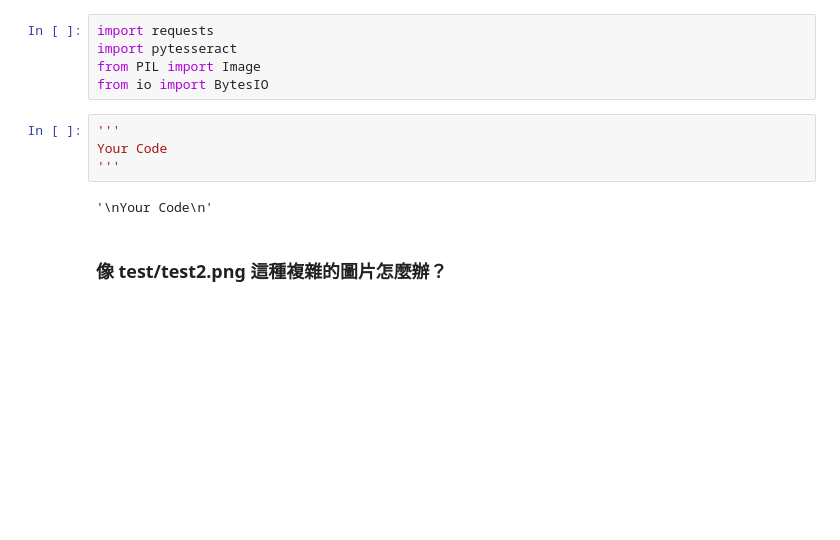
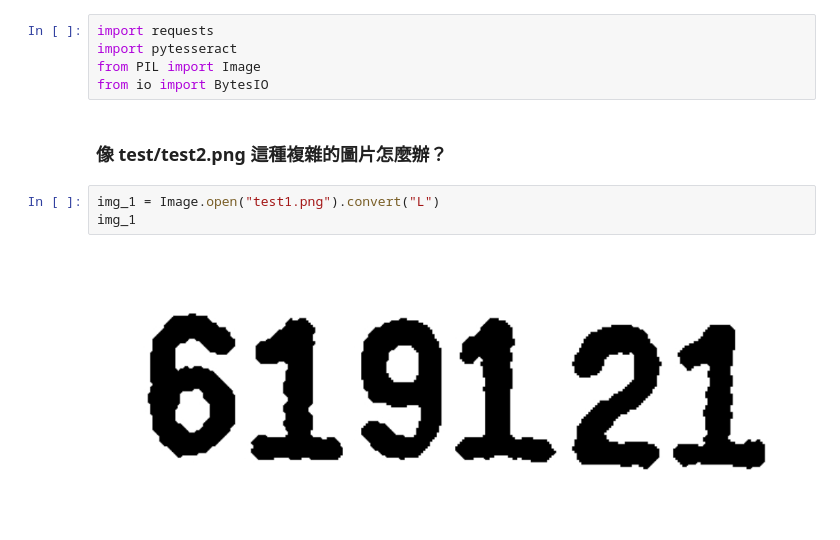
Before and after one commit to Steph958/Crawling-in-60Days, a Jupyter notebook: Homework/Day_31/Day032_HW.ipynb, the cells around one changed output. Drawn from its saved outputs; the diff is of its cells as text; blank space fills up the shorter version.

```diff
--- a/Homework/Day_31/Day032_HW.ipynb
+++ b/Homework/Day_31/Day032_HW.ipynb
@@ -15,12 +27,11 @@ import requests
 import pytesseract
 from PIL import Image
 from io import BytesIO
-# %%
-'''
-Your Code
-'''
-# %% [output]
-'\nYour Code\n'
 # %% [markdown]
 ### 像 test/test2.png 這種複雜的圖片怎麼辦？
+# %%
+img_1 = Image.open("test1.png").convert("L")
+img_1
+# %% [output]
+[figure, added]
 # %%
```
Also changed, not shown: parts of 13 cells of this notebook, 1 other file.
